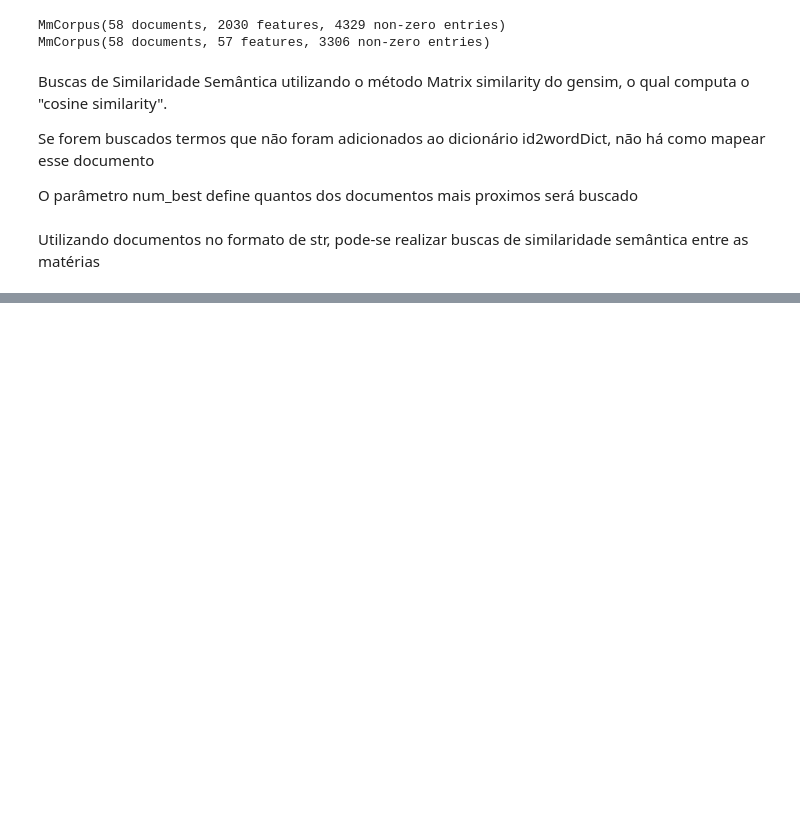
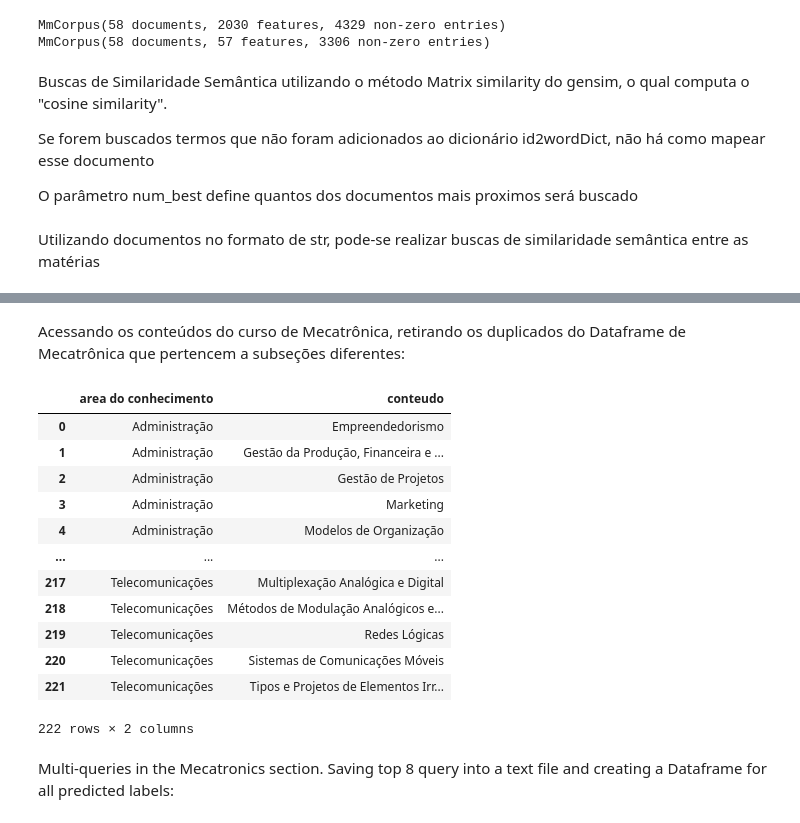
Before and after one commit to gnramos/crea-tools, a Jupyter notebook: main-code.ipynb, the cells around one changed output, grey strips where cells are left out. Cells and saved outputs as stored; diff of their text form; code cells hidden in the pictures; blank space fills up the shorter version.

```diff
--- a/main-code.ipynb
+++ b/main-code.ipynb
@@ -315,26 +349,0 @@ Multi-queries:
-# %%
-print( mechatronics_df.shape )
-
-query_full_text = ""
-visited_topics = {}
-for i in range(2211):
-    text = mechatronics_df.iloc[i, 8] + ' ' + mechatronics_df.iloc[i, 7]
-    if text in visited_topics:
-        continue
-    visited_topics[text] = (mechatronics_df.iloc[i, 8],  mechatronics_df.iloc[i, 7])
-    # print(f'conteúdo buscado: {mechatronics_df.iloc[i, 8]},\nárea do conhecimento: {mechatronics_df.iloc[i, 7]}')
-    # print(f'texto buscado depois de preprocessado: {preprocess(text)}')
-    # print( search_similarity_query(text), end='\n\n')
-
-    query_full_text += "Index: " + str(i) + '\n'
-    query_full_text += "Conteúdo buscado: " + mechatronics_df.iloc[i, 8] + '\n'
-    query_full_text += "área do conhecimento: " + mechatronics_df.iloc[i, 7] + '\n'
-    query_full_text += "Texto buscado depois de preprocessado: " + str(preprocess(text)) + '\n'
-    query_full_text += search_similarity_query(text).to_string() + "\n\n"
-
-with open("mechatronics_requirements_query.txt", 'w') as f:
-    f.write(query_full_text)
-
-# print(len(visited_topics))
-# for i in visited_topics.items():
-#     print(i)
@@ -342,0 +372,37 @@ with open("mechatronics_requirements_query.txt", 'w') as f:
+# %% [markdown]
+Acessando os conteúdos do curso de Mecatrônica, retirando os duplicados do Dataframe de Mecatrônica que pertencem a subseções diferentes:
+# %%
+mechatronics_knowledge_df = pd.DataFrame(columns=['area do conhecimento', 'conteudo'])
+
+visited_knowledge = {}
+
+for i, row in mechatronics_df.iterrows():
+    text = row[7] + ' ' + row[8]
+    if text in visited_knowledge:
+        continue
+    visited_knowledge[text] = (row[7], row[8])
+    mechatronics_knowledge_df.loc[len(mechatronics_knowledge_df.index)] = [row[7], row[8]]
+
+mechatronics_knowledge_df
+
+mechatronics_knowledge_df = mechatronics_knowledge_df.sort_values(by=["area do conhecimento", "conteudo"])
+
+mechatronics_knowledge_df = mechatronics_knowledge_df.reset_index(drop=True)
+
+mechatronics_knowledge_df
+# %% [output]
+|  | area do conhecimento | conteudo |
+| 0 | Administração | Empreendedorismo |
+| 1 | Administração | Gestão da Produção, Financeira e ... |
+| 2 | Administração | Gestão de Projetos |
+| 3 | Administração | Marketing |
+| 4 | Administração | Modelos de Organização |
+| ... | ... | ... |
+| 217 | Telecomunicações | Multiplexação Analógica e Digital |
+| 218 | Telecomunicações | Métodos de Modulação Analógicos e... |
+| 219 | Telecomunicações | Redes Lógicas |
+| 220 | Telecomunicações | Sistemas de Comunicações Móveis |
+| 221 | Telecomunicações | Tipos e Projetos de Elementos Irr... |
+222 rows × 2 columns
+# %% [markdown]
+Multi-queries in the Mecatronics section. Saving top 8 query into a text file and creating a Dataframe for all predicted labels:
```
Also changed, not shown: parts of 19 cells of this notebook, 8 other files.
